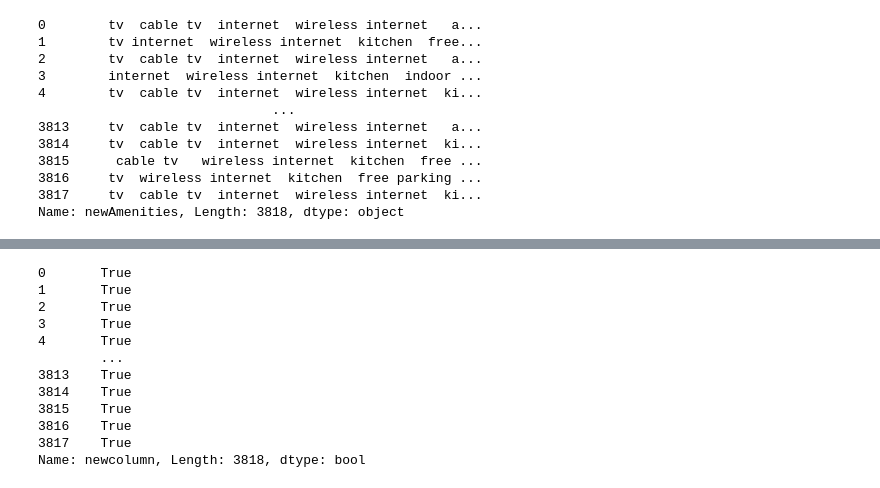
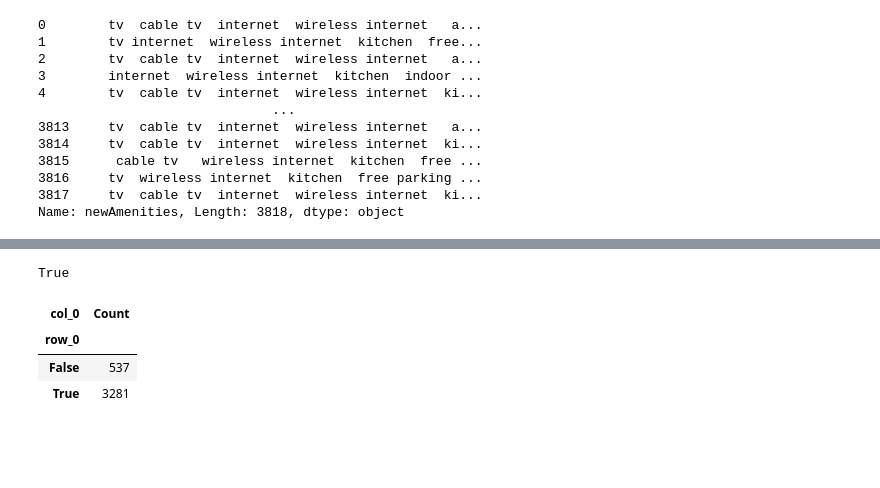
Before and after one commit to emilymoreland-mst/IST5520_G3, a Jupyter notebook: IST 5520 M1 Revised.ipynb, the cells around one changed output, grey strips where cells are left out. Drawn from its saved outputs; the diff is of its cells as text; code cells hidden in the pictures; blank space fills up the shorter version.

Commit message:
Add files via upload
fixed word find

```diff
--- a/IST 5520 M1 Revised.ipynb
+++ b/IST 5520 M1 Revised.ipynb
@@ -756,23 +737,24 @@ lis
 # %%
 def contains_word(s, w):
     return w in s
-# %%
-lis['newcolumn'] = contains_word(str(lis['newAmenities']), 'smoke')
-# %%
-for s in lis['newAmenities']:
-    lis['newcolumn'] = contains_word(s, 'smoke')
-# %%
-lis['newcolumn']
-# %% [output]
-0       True
-1       True
-2       True
-3       True
-4       True
-        ...
-3813    True
-3814    True
-3815    True
-3816    True
-3817    True
-Name: newcolumn, Length: 3818, dtype: bool
+# %%
+amenities = lis['newAmenities'].tolist()
+
+find_word = contains_word(str(amenities), 'smoke')
+
+find_word
+# %% [output]
+True
+# %%
+find_word = pd.Series()
+for s in amenities:
+    find_word = find_word.append(pd.Series(contains_word(s, 'smoke')))
+# %%
+find_word
+
+pd.crosstab(index=find_word,columns="Count")
+# %% [output]
+| col_0 | Count |
+| row_0 |  |
+| False | 537 |
+| True | 3281 |
```
Also changed, not shown: parts of 20 cells of this notebook.
